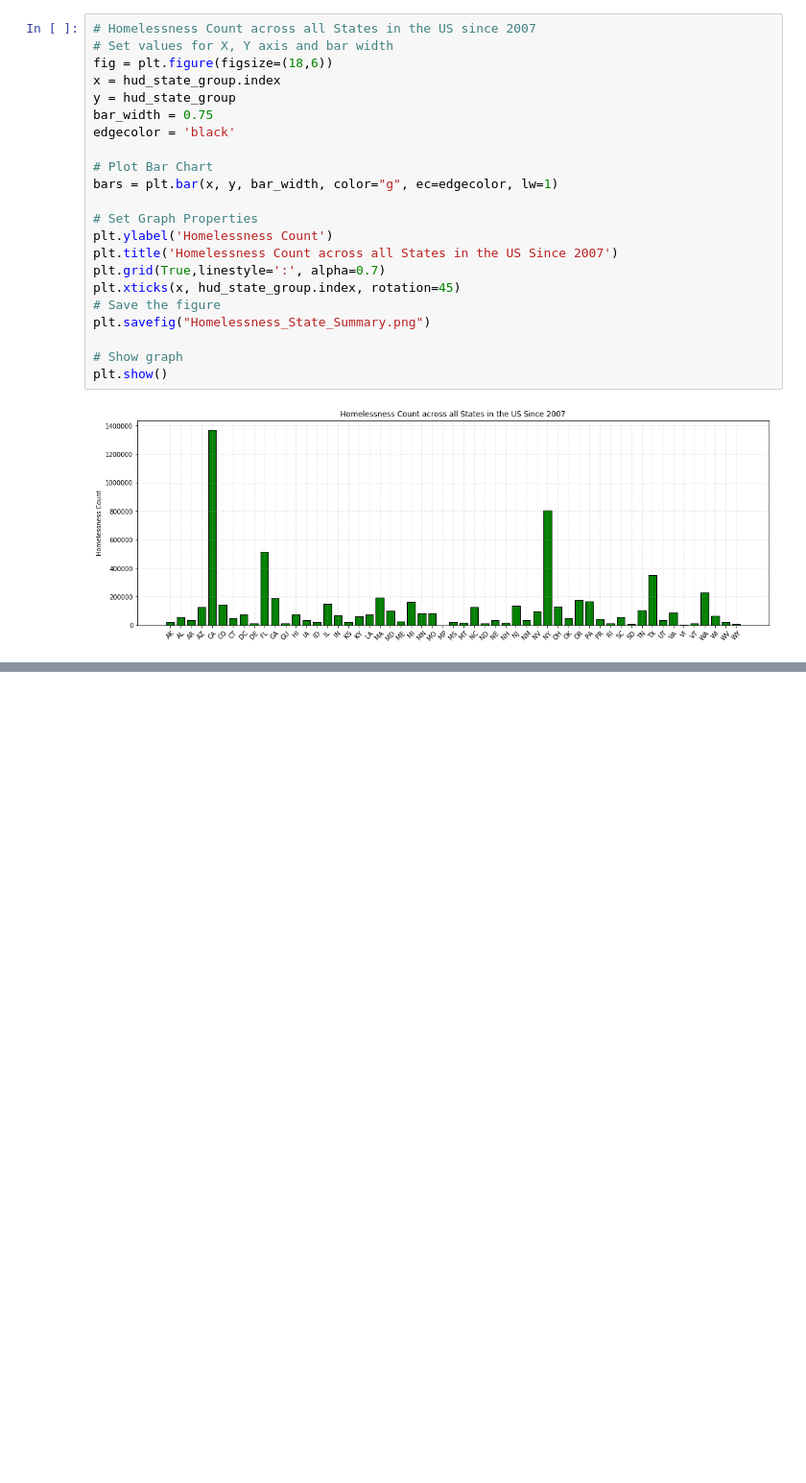
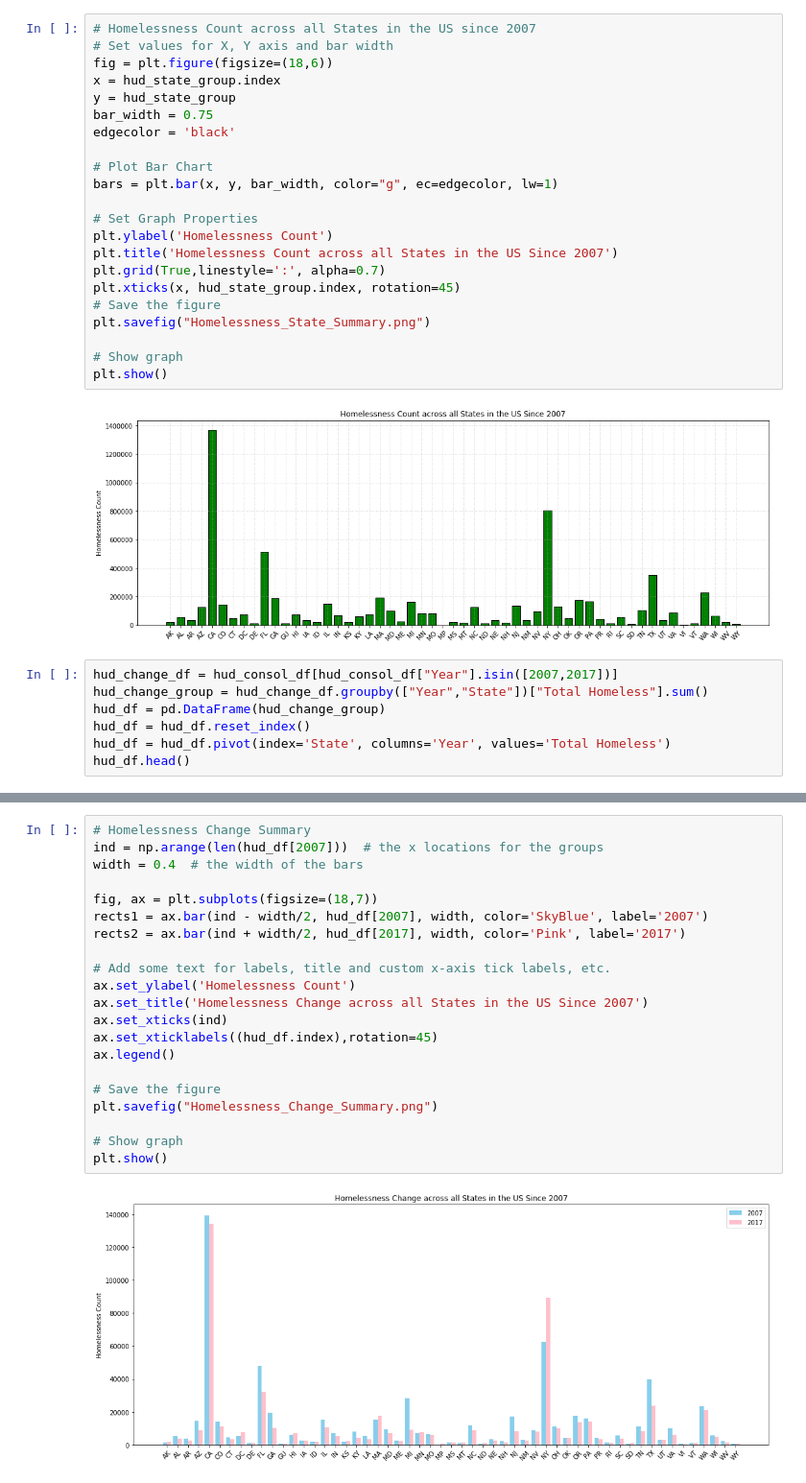
Before and after one commit to jag0717/UCB-Project1, a Jupyter notebook: data/Homeless_Analysis_Jagatha.ipynb, the cells around one changed output, grey strips where cells are left out. Shown at 96% size. Drawn from its saved outputs; the diff is of its cells as text; blank space fills up the shorter version.

Commit message:
Adding Summary of 2007 and 2017 Homeless Count.

```diff
--- a/data/Homeless_Analysis_Jagatha.ipynb
+++ b/data/Homeless_Analysis_Jagatha.ipynb
@@ -106,3 +107,10 @@ plt.savefig("Homelessness_State_Summary.png")
 plt.show()
 # %% [output]
 [figure]
+# %%
+hud_change_df = hud_consol_df[hud_consol_df["Year"].isin([2007,2017])]
+hud_change_group = hud_change_df.groupby(["Year","State"])["Total Homeless"].sum()
+hud_df = pd.DataFrame(hud_change_group)
+hud_df = hud_df.reset_index()
+hud_df = hud_df.pivot(index='State', columns='Year', values='Total Homeless')
+hud_df.head()
@@ -108,0 +125,23 @@ plt.show()
+# %%
+# Homelessness Change Summary
+ind = np.arange(len(hud_df[2007]))  # the x locations for the groups
+width = 0.4  # the width of the bars
+
+fig, ax = plt.subplots(figsize=(18,7))
+rects1 = ax.bar(ind - width/2, hud_df[2007], width, color='SkyBlue', label='2007')
+rects2 = ax.bar(ind + width/2, hud_df[2017], width, color='Pink', label='2017')
+
+# Add some text for labels, title and custom x-axis tick labels, etc.
+ax.set_ylabel('Homelessness Count')
+ax.set_title('Homelessness Change across all States in the US Since 2007')
+ax.set_xticks(ind)
+ax.set_xticklabels((hud_df.index),rotation=45)
+ax.legend()
+
+# Save the figure
+plt.savefig("Homelessness_Change_Summary.png")
+
+# Show graph
+plt.show()
+# %% [output]
+[figure, added]
```
Also changed, not shown: parts of 2 cells of this notebook.
